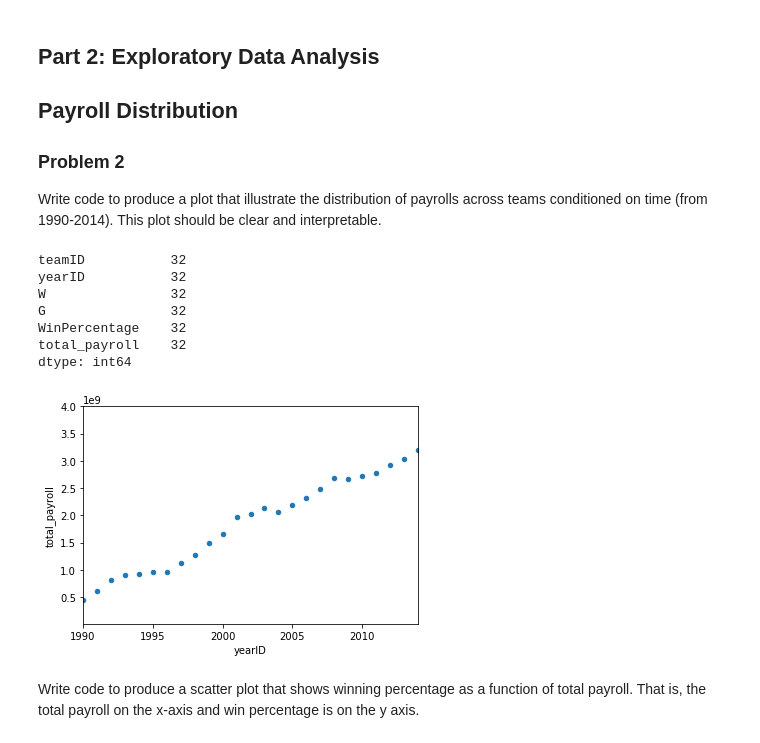
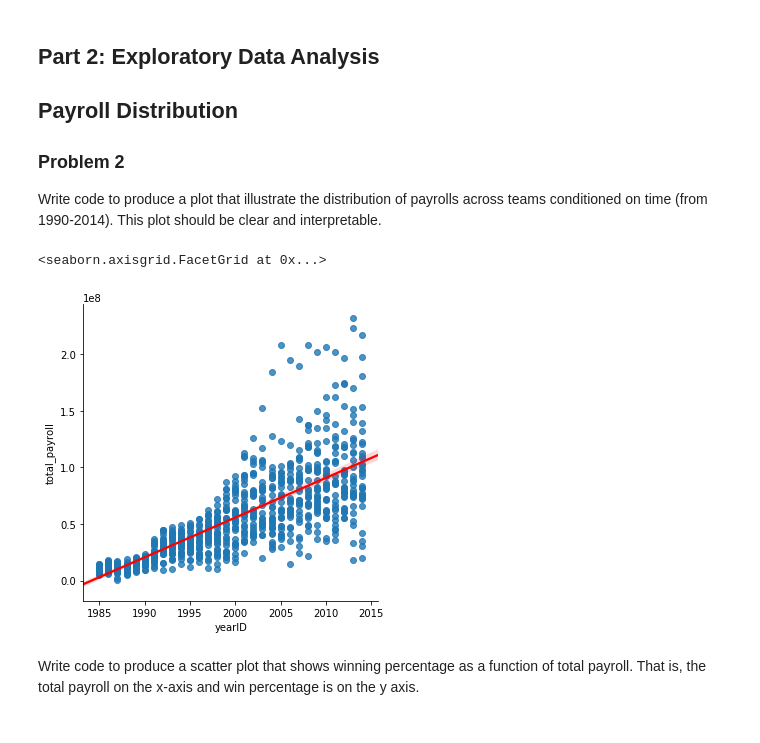
Before and after one commit to thegerrit/data_science, a Jupyter notebook: project2/Project 2 - Garrett Van Beek.ipynb, the cells around one changed output. Cells and saved outputs as stored; diff of their text form; code cells hidden in the pictures.

```diff
--- a/project2/Project 2 - Garrett Van Beek.ipynb
+++ b/project2/Project 2 - Garrett Van Beek.ipynb
@@ -96,19 +72,10 @@ import numpy as np
-# %%
-# Illustrate the distribution of payrolls across teams over time.
-pw_df[pw_df["total_payroll"] > 0].plot.scatter(x = "yearID", y = "total_payroll", xlim = (1990, 2014), ylim = (1e7, 4e9))
-
-#Note: my data only contains 32 entries with total payroll information, the rest are null values.
-# I am not sure if I wrangled the data incorrectly or if the data is just very limitted
-pw_df[pw_df["total_payroll"] > 0].count()
-# %% [output]
-teamID           32
-yearID           32
-W                32
-G                32
-WinPercentage    32
-total_payroll    32
-dtype: int64
-[figure, removed]
+# %%
+# Illustrate the distribution of payrolls across teams over time with a linear regression line.
+
+sns.lmplot(x='yearID',y='total_payroll', data=pw_df,fit_reg=True, line_kws={'color': 'red'})
+# %% [output]
+<seaborn.axisgrid.FacetGrid at 0x...>
+[figure, added]
 # %% [markdown]
 Write code to produce a scatter plot that shows winning percentage as a function of total payroll. That is, the total payroll on the x-axis and win percentage is on the y axis.
 # %%
```
Also changed, not shown: parts of 32 cells of this notebook, 4 other files.
